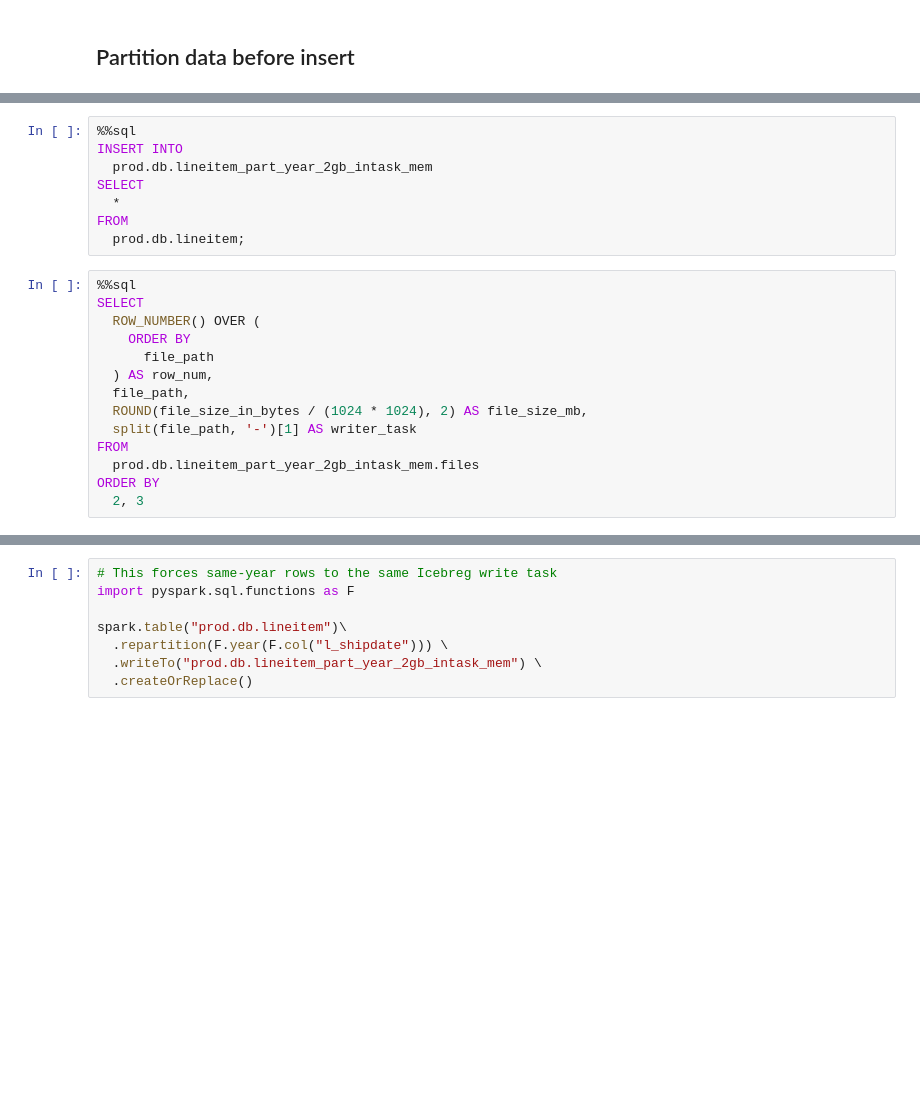
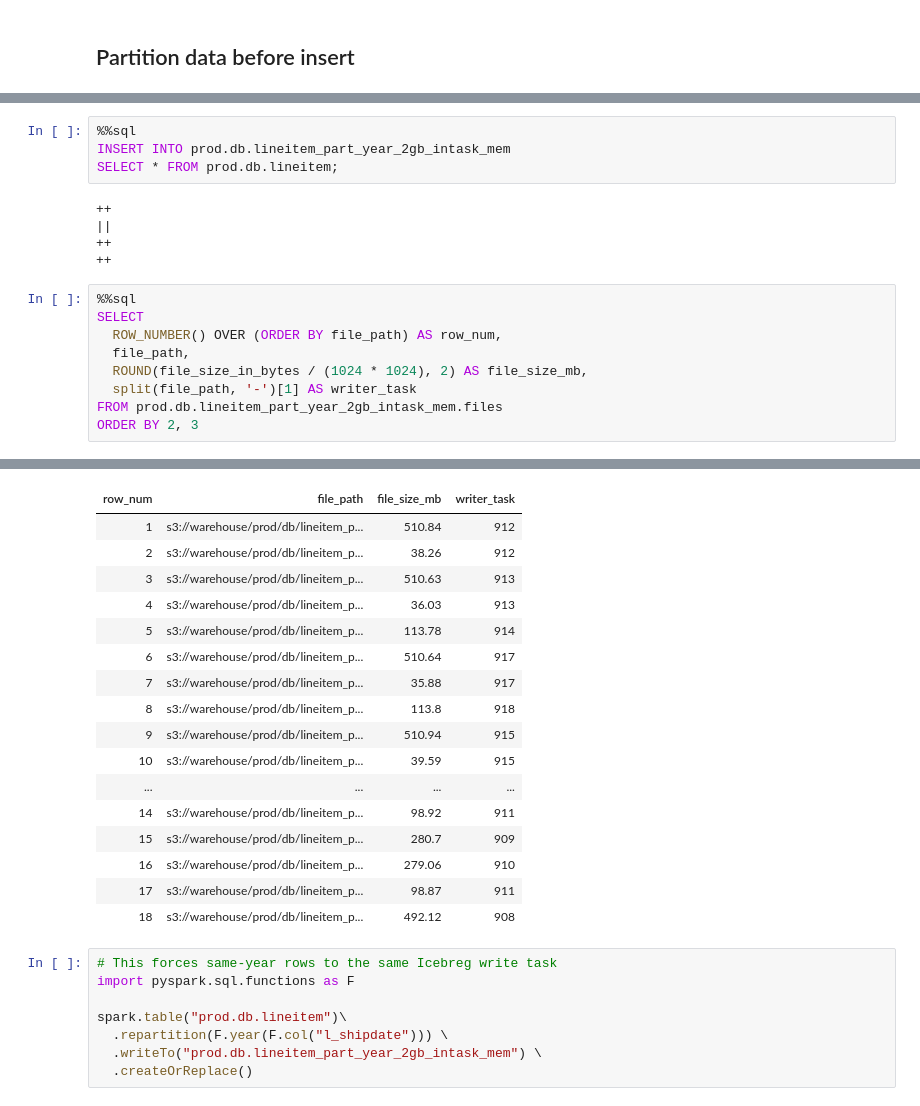
Before and after one commit to josephmachado/spark_iceberg_file_size_deep_dive, a Jupyter notebook: notebooks/workshop.ipynb, the cells around one changed output, grey strips where cells are left out. Cells and saved outputs as stored; diff of their text form; blank space fills up the shorter version.

```diff
--- a/notebooks/workshop.ipynb
+++ b/notebooks/workshop.ipynb
@@ -170,22 +211,19 @@ CREATE TABLE
 # %%
 %%sql
-INSERT INTO
-  prod.db.lineitem_part_year_2gb_intask_mem
-SELECT
-  *
-FROM
-  prod.db.lineitem;
+INSERT INTO prod.db.lineitem_part_year_2gb_intask_mem
+SELECT * FROM prod.db.lineitem;
+# %% [output]
+++
+||
+++
+++
 # %%
 %%sql
 SELECT
-  ROW_NUMBER() OVER (
-    ORDER BY
-      file_path
-  ) AS row_num,
+  ROW_NUMBER() OVER (ORDER BY file_path) AS row_num,
   file_path,
   ROUND(file_size_in_bytes / (1024 * 1024), 2) AS file_size_mb,
   split(file_path, '-')[1] AS writer_task
-FROM
-  prod.db.lineitem_part_year_2gb_intask_mem.files
-ORDER BY
-  2, 3
+FROM prod.db.lineitem_part_year_2gb_intask_mem.files
+ORDER BY 2, 3
+# %% [output]
@@ -192,3 +235,20 @@ ORDER BY
+| row_num | file_path | file_size_mb | writer_task |
+| 1 | s3://warehouse/prod/db/lineitem_p... | 510.84 | 912 |
+| 2 | s3://warehouse/prod/db/lineitem_p... | 38.26 | 912 |
+| 3 | s3://warehouse/prod/db/lineitem_p... | 510.63 | 913 |
+| 4 | s3://warehouse/prod/db/lineitem_p... | 36.03 | 913 |
+| 5 | s3://warehouse/prod/db/lineitem_p... | 113.78 | 914 |
+| 6 | s3://warehouse/prod/db/lineitem_p... | 510.64 | 917 |
+| 7 | s3://warehouse/prod/db/lineitem_p... | 35.88 | 917 |
+| 8 | s3://warehouse/prod/db/lineitem_p... | 113.8 | 918 |
+| 9 | s3://warehouse/prod/db/lineitem_p... | 510.94 | 915 |
+| 10 | s3://warehouse/prod/db/lineitem_p... | 39.59 | 915 |
+| ... | ... | ... | ... |
+| 14 | s3://warehouse/prod/db/lineitem_p... | 98.92 | 911 |
+| 15 | s3://warehouse/prod/db/lineitem_p... | 280.7 | 909 |
+| 16 | s3://warehouse/prod/db/lineitem_p... | 279.06 | 910 |
+| 17 | s3://warehouse/prod/db/lineitem_p... | 98.87 | 911 |
+| 18 | s3://warehouse/prod/db/lineitem_p... | 492.12 | 908 |
 # %%
 # This forces same-year rows to the same Icebreg write task
 import pyspark.sql.functions as F
```
Also changed, not shown: parts of 16 cells of this notebook.
